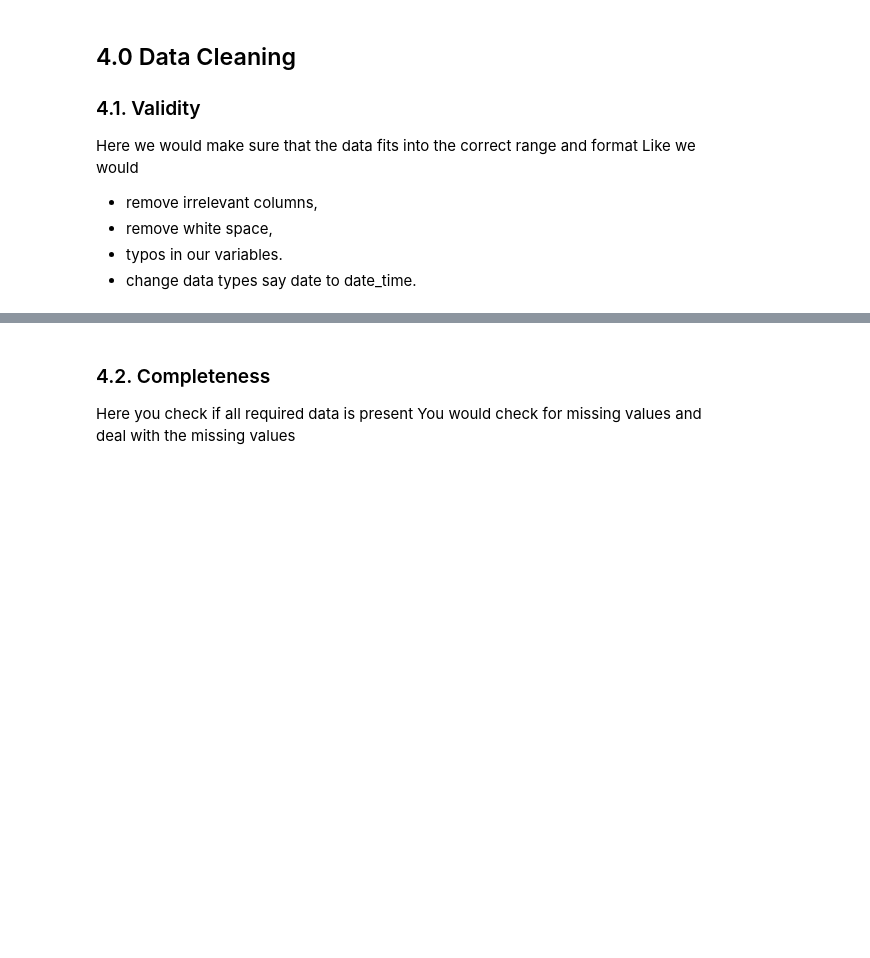
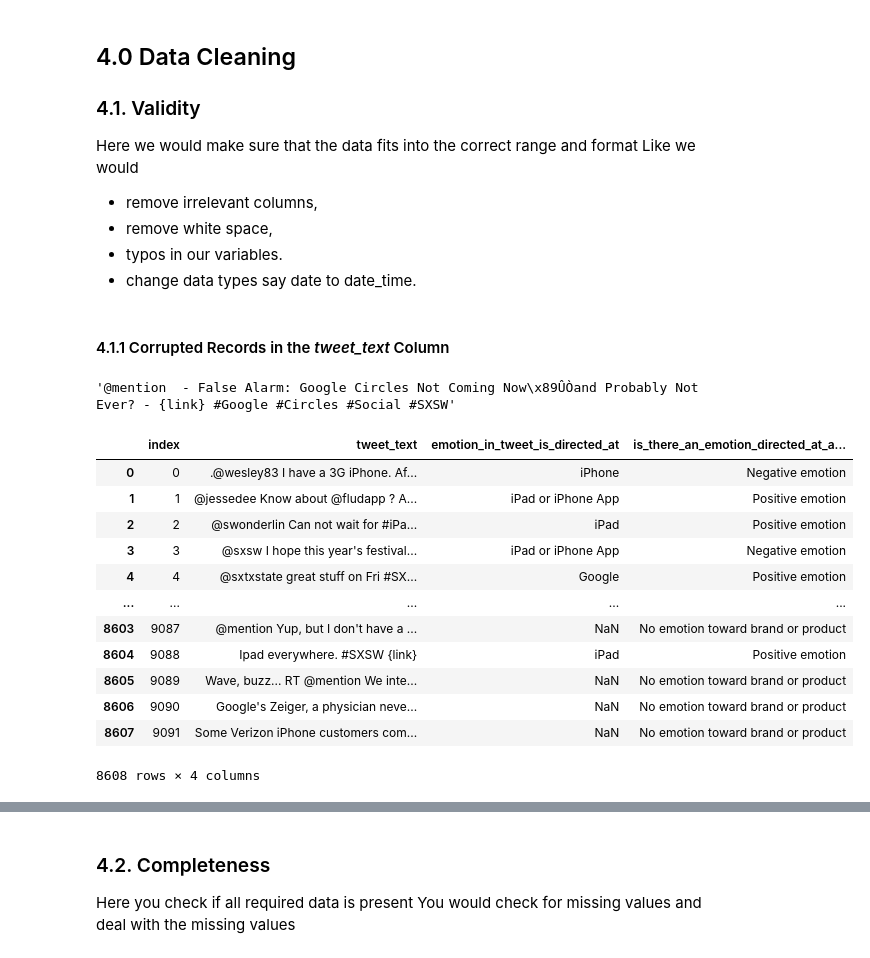
Before and after one commit to ggeorgekkariuki/SentimentFlow_NLP, a Jupyter notebook: sentimentflow.ipynb, the cells around one changed output, grey strips where cells are left out. Cells and saved outputs as stored; diff of their text form; code cells hidden in the pictures; blank space fills up the shorter version.

```diff
--- a/sentimentflow.ipynb
+++ b/sentimentflow.ipynb
@@ -191,3 +191,43 @@ Like we would
 - remove white space,
 - typos in our variables.
 - change data types say date to date_time.
+# %% [markdown]
+#### 4.1.1 Corrupted Records in the *tweet_text* Column
+# %%
+# A function targeting corrupted records
+def is_corrupted(tweet):
+    """This func returns the index of any record that is corrupted"""
+    corrupted_cols = []
+    for key, text in enumerate(tweet):
+        if any(ord(char) > 127 for char in str(text)) == True:
+            corrupted_cols.append(key)
+    return corrupted_cols
+# %%
+# Applying the is_corrupted function to find the indexes of the corrupted records
+corrupted_records_idx = is_corrupted(df['tweet_text'])
+# %%
+# Test to check if the function worked as intended
+df.loc[corrupted_records_idx]['tweet_text'].values[0]
+# %% [output]
+'@mention  - False Alarm: Google Circles Not Coming Now\x89ÛÒand Probably Not Ever? - {link} #Google #Circles #Social #SXSW'
+# %%
+# Drop these records
+df.drop(index=corrupted_records_idx, inplace=True)
+# %%
+# Reset the index
+df.reset_index(inplace=True)
+df
+# %% [output]
+|  | index | tweet_text | emotion_in_tweet_is_directed_at | is_there_an_emotion_directed_at_a... |
+| 0 | 0 | .@wesley83 I have a 3G iPhone. Af... | iPhone | Negative emotion |
+| 1 | 1 | @jessedee Know about @fludapp ? A... | iPad or iPhone App | Positive emotion |
+| 2 | 2 | @swonderlin Can not wait for #iPa... | iPad | Positive emotion |
+| 3 | 3 | @sxsw I hope this year's festival... | iPad or iPhone App | Negative emotion |
+| 4 | 4 | @sxtxstate great stuff on Fri #SX... | Google | Positive emotion |
+| ... | ... | ... | ... | ... |
+| 8603 | 9087 | @mention Yup, but I don't have a ... | NaN | No emotion toward brand or product |
+| 8604 | 9088 | Ipad everywhere. #SXSW {link} | iPad | Positive emotion |
+| 8605 | 9089 | Wave, buzz... RT @mention We inte... | NaN | No emotion toward brand or product |
+| 8606 | 9090 | Google's Zeiger, a physician neve... | NaN | No emotion toward brand or product |
+| 8607 | 9091 | Some Verizon iPhone customers com... | NaN | No emotion toward brand or product |
+8608 rows × 4 columns
```
Also changed, not shown: parts of 17 cells of this notebook.
